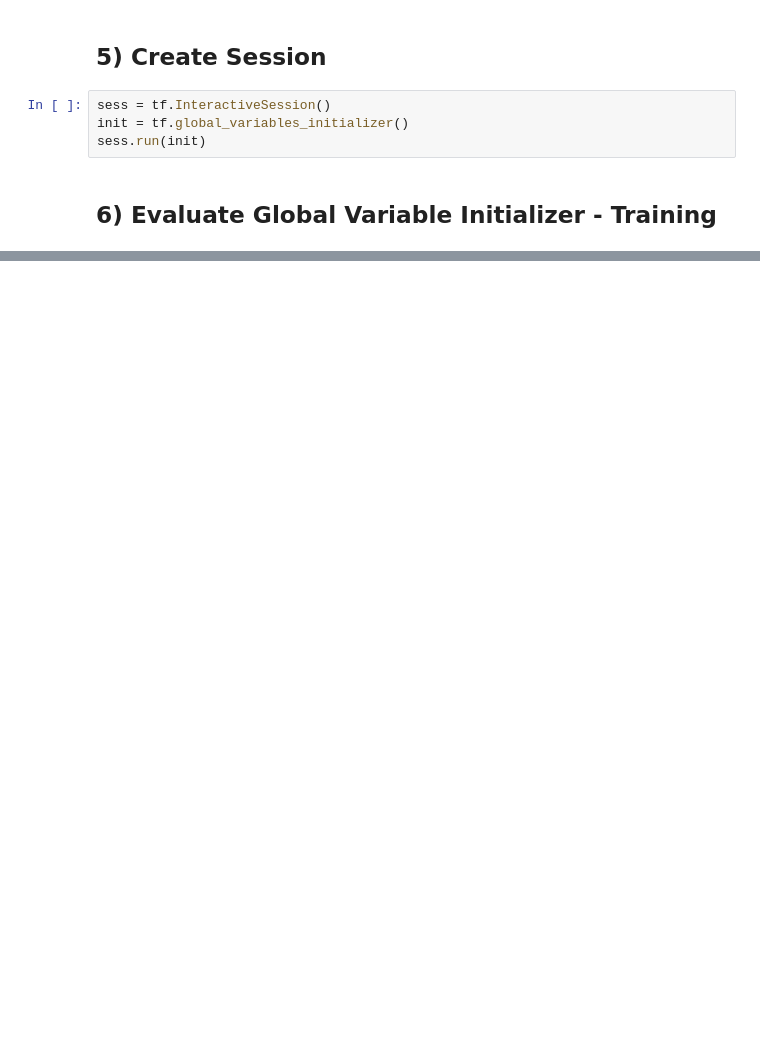
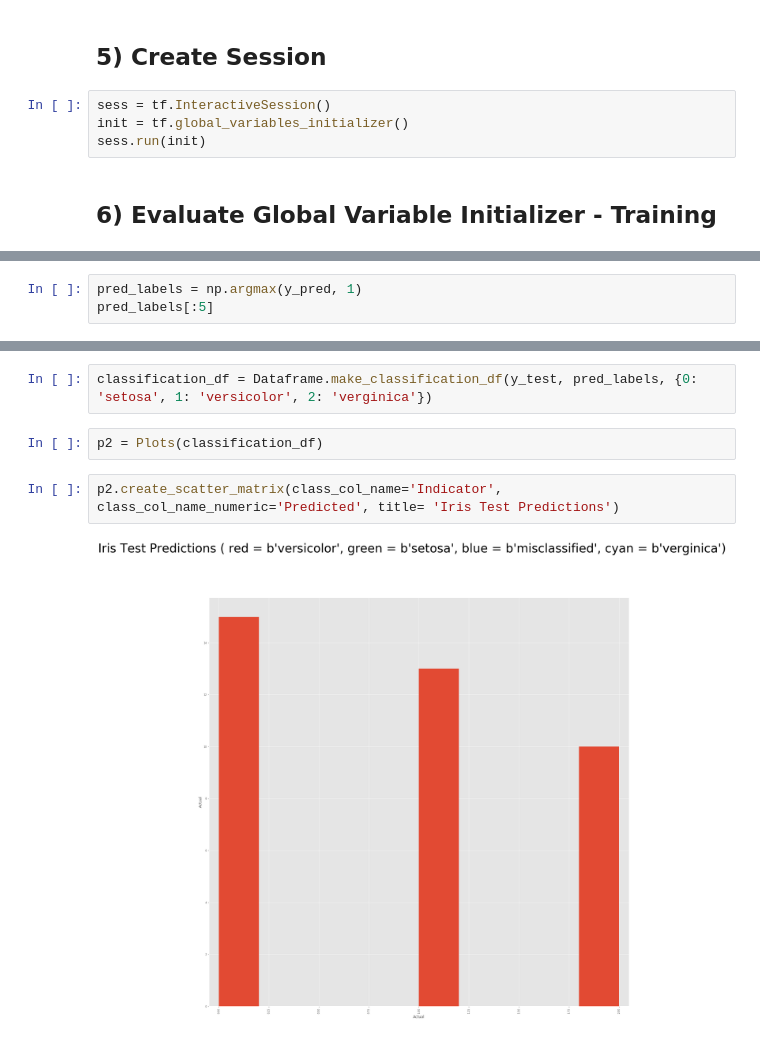
Before and after one commit to akbowers/cloudTensorflow, a Jupyter notebook: Notebooks/Iris-Logistic_Regression_tensorflow.ipynb, the cells around one changed output, grey strips where cells are left out. Cells and saved outputs as stored; diff of their text form; blank space fills up the shorter version.

```diff
--- a/Notebooks/Iris-Logistic_Regression_tensorflow.ipynb
+++ b/Notebooks/Iris-Logistic_Regression_tensorflow.ipynb
@@ -56,0 +122,3 @@ y_pred = y_hat.eval(feed_dict)
+# %%
+pred_labels = np.argmax(y_pred, 1)
+pred_labels[:5]
@@ -56,0 +237,8 @@ y_pred = y_hat.eval(feed_dict)
+# %%
+classification_df = Dataframe.make_classification_df(y_test, pred_labels, {0: 'setosa', 1: 'versicolor', 2: 'verginica'})
+# %%
+p2 = Plots(classification_df)
+# %%
+p2.create_scatter_matrix(class_col_name='Indicator', class_col_name_numeric='Predicted', title= 'Iris Test Predictions')
+# %% [output]
+[figure, added]
```
Also changed, not shown: parts of 37 cells of this notebook, 4 other files.
